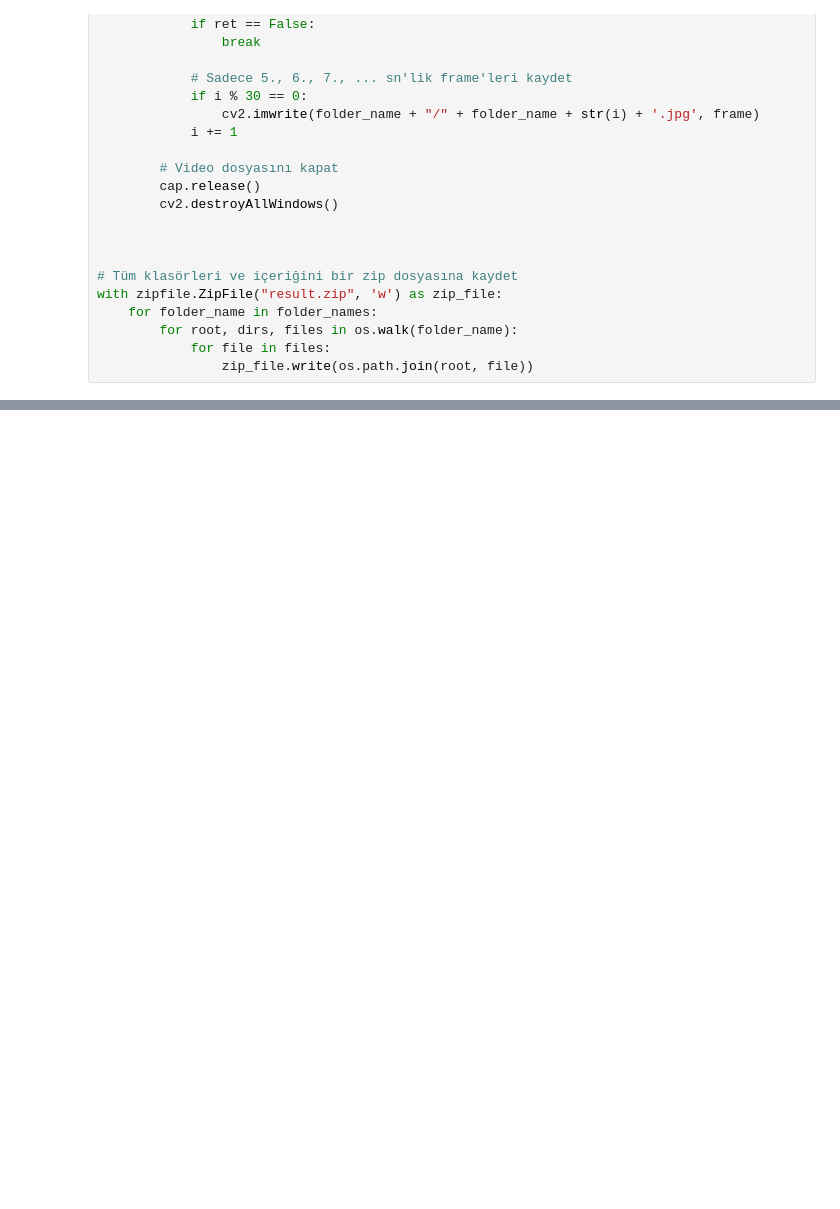
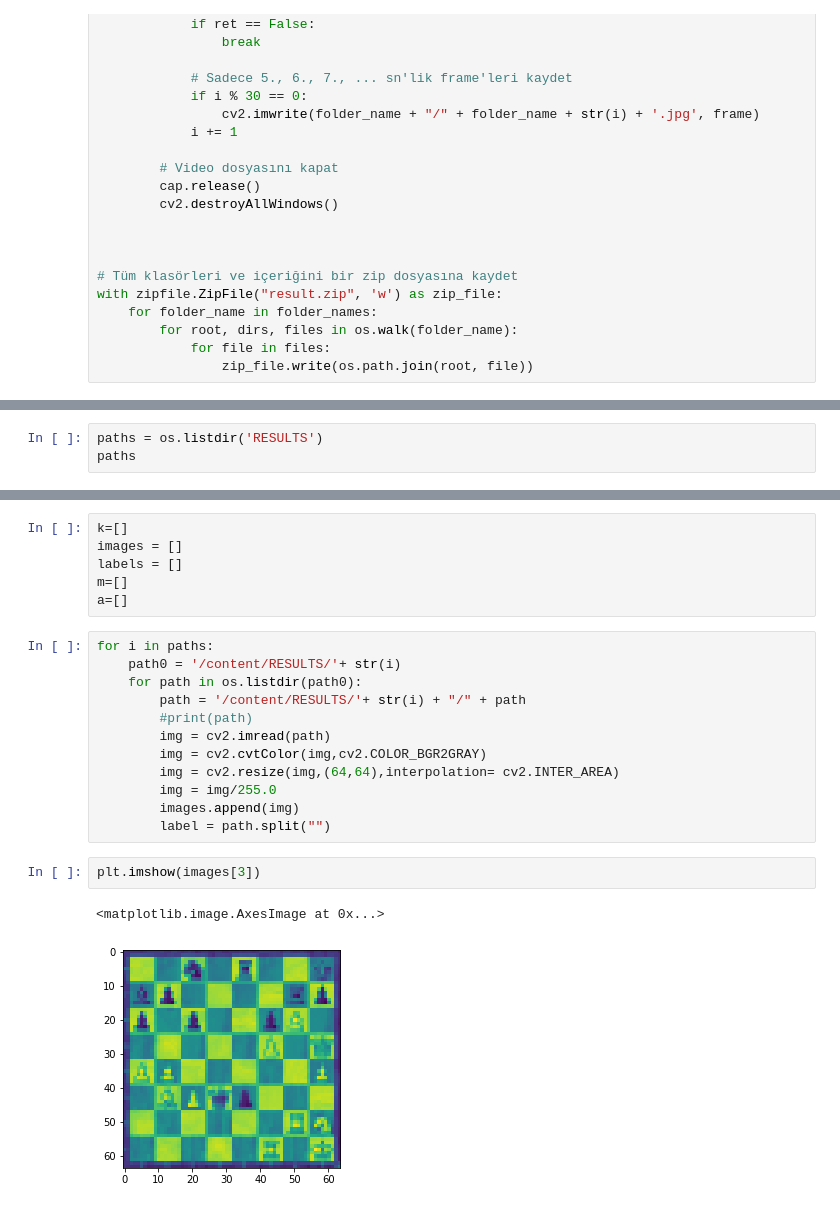
Before and after one commit to Berkay86/DeepPerson, a Jupyter notebook: CHESSGPT.ipynb, the cells around one changed output, grey strips where cells are left out. Drawn from its saved outputs; the diff is of its cells as text; blank space fills up the shorter version.

```diff
--- a/CHESSGPT.ipynb
+++ b/CHESSGPT.ipynb
@@ -51,0 +86,3 @@ with zipfile.ZipFile("result.zip", 'w') as zip_file:
+# %%
+paths = os.listdir('RESULTS')
+paths
@@ -51,0 +110,23 @@ with zipfile.ZipFile("result.zip", 'w') as zip_file:
+# %%
+k=[]
+images = []
+labels = []
+m=[]
+a=[]
+# %%
+for i in paths:
+    path0 = '/content/RESULTS/'+ str(i)
+    for path in os.listdir(path0):
+        path = '/content/RESULTS/'+ str(i) + "/" + path
+        #print(path)
+        img = cv2.imread(path)
+        img = cv2.cvtColor(img,cv2.COLOR_BGR2GRAY)
+        img = cv2.resize(img,(64,64),interpolation= cv2.INTER_AREA)
+        img = img/255.0
+        images.append(img)
+        label = path.split("")
+# %%
+plt.imshow(images[3])
+# %% [output]
+<matplotlib.image.AxesImage at 0x...>
+[figure, added]
```
Also changed, not shown: parts of 4 cells of this notebook.
